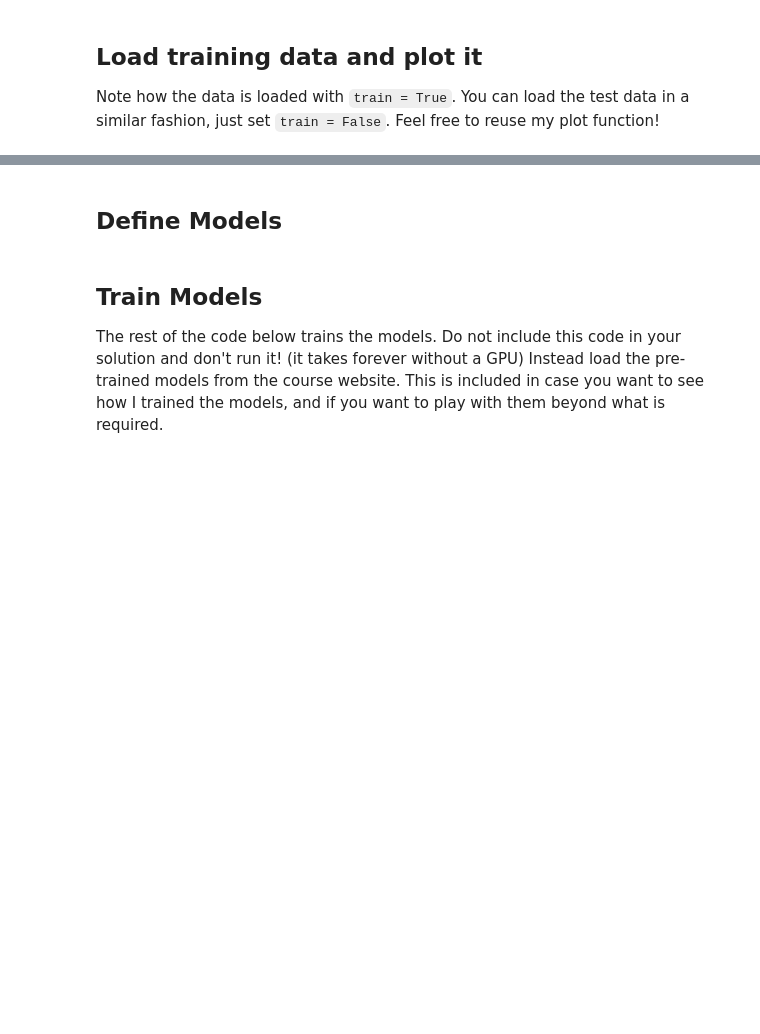
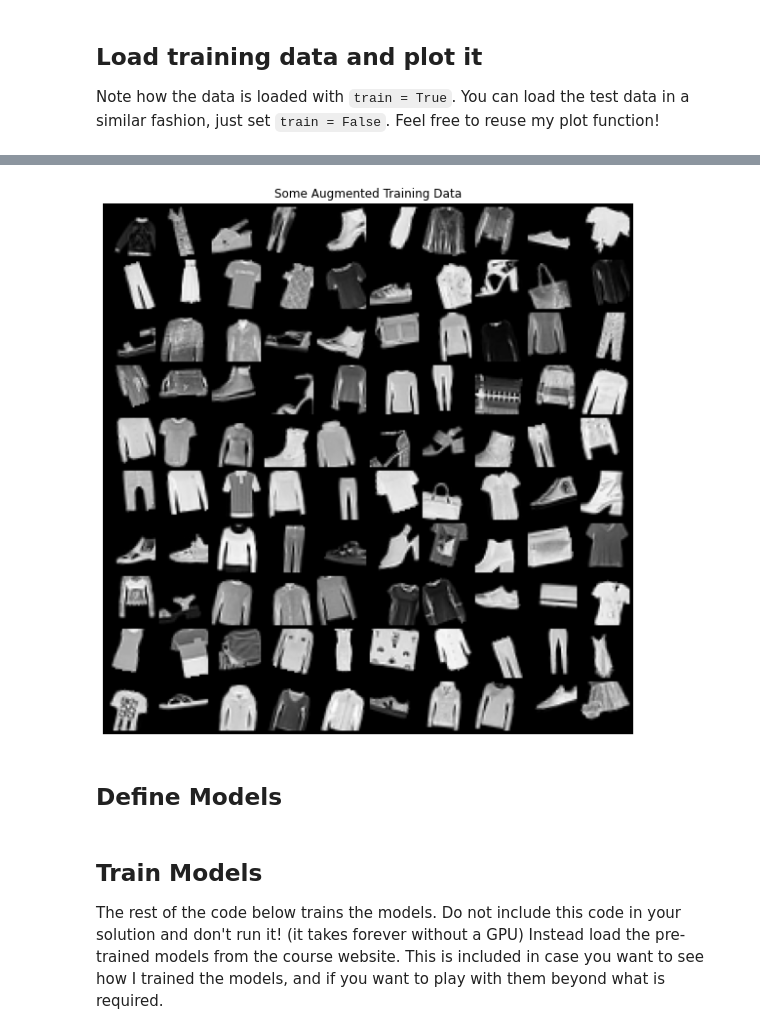
Before and after one commit to tomfletcher/GeometryOfData, a Jupyter notebook: homeworks/hw3/Autoencoder.ipynb, the cells around one changed output, grey strips where cells are left out. Drawn from its saved outputs; the diff is of its cells as text; code cells hidden in the pictures; blank space fills up the shorter version.

```diff
--- a/homeworks/hw3/Autoencoder.ipynb
+++ b/homeworks/hw3/Autoencoder.ipynb
@@ -38,3 +45,16 @@ plot_images(first_batch[0], 10, 10, "Some Training Data")
+# %%
+augment_transform = transforms.Compose([transforms.RandomAffine(degrees = 20, translate = (0.2, 0.2),
+                                                                interpolation = transforms.InterpolationMode.BILINEAR),
+                                        transforms.ToTensor()])
+
+aug_train_data = FashionMNIST("./data", train = True, download = True,
+                              transform=augment_transform)
+aug_train_loader = DataLoader(aug_train_data, batch_size = batch_size, shuffle = True)
+
+first_batch = next(iter(aug_train_loader))
+plot_images(first_batch[0], 10, 10, "Some Augmented Training Data")
+# %% [output]
+[figure, added]
 # %% [markdown]
 ## Define Models
 # %%
```
Also changed, not shown: parts of 11 cells of this notebook.
